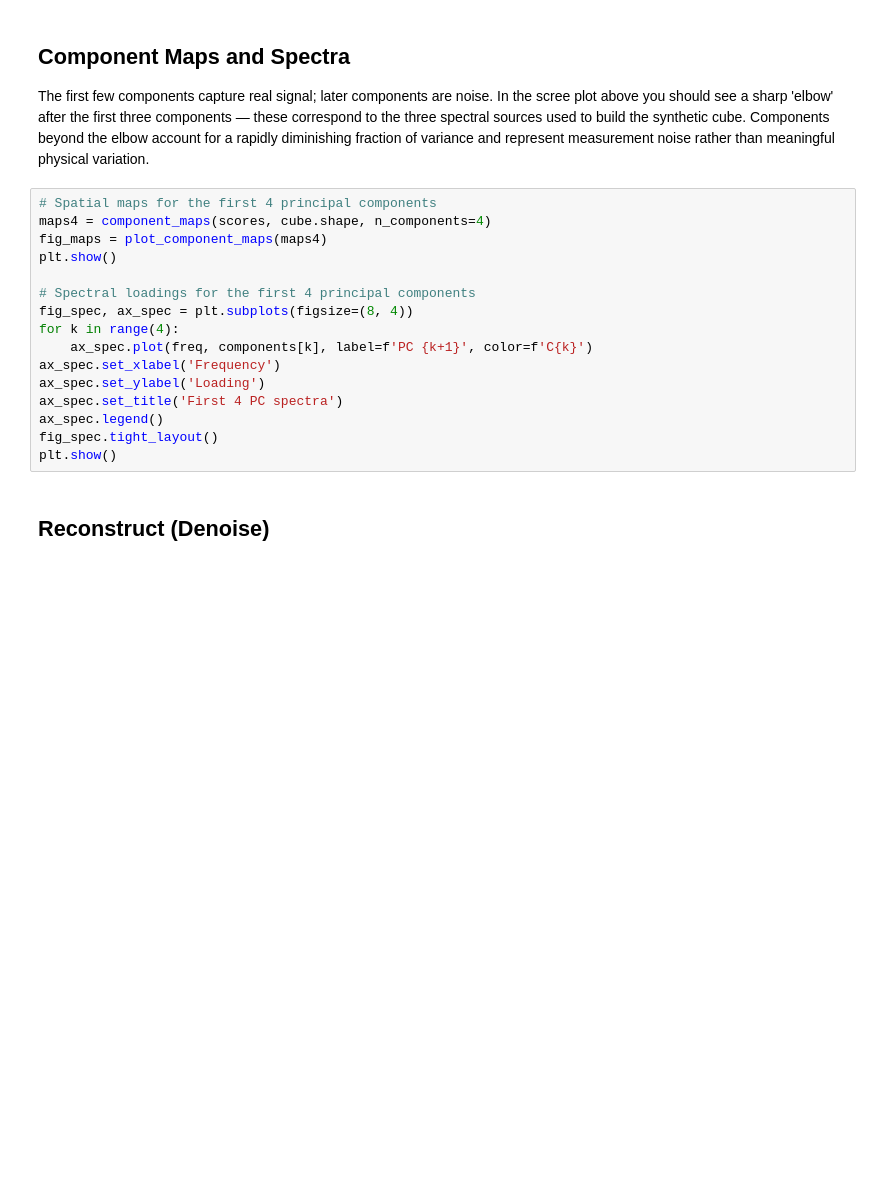
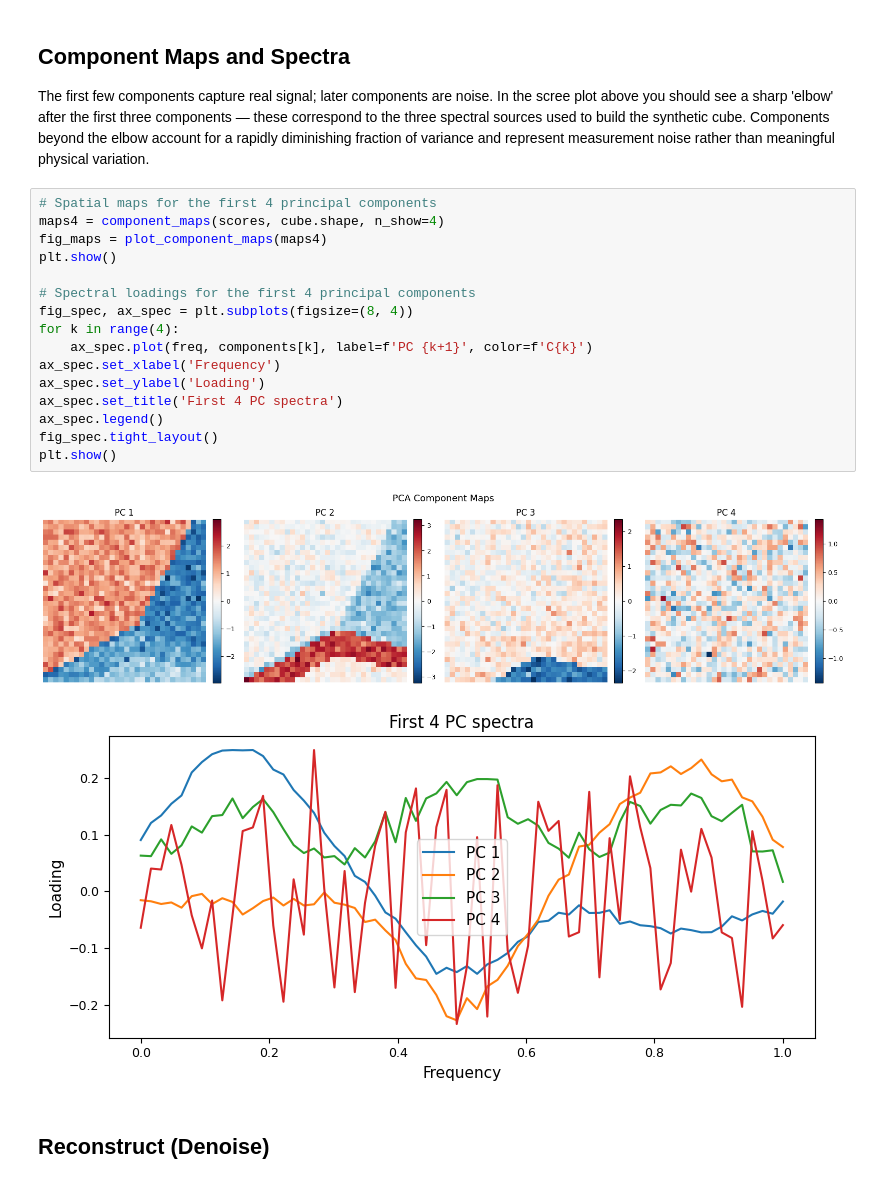
Before and after one commit to Liambcollins/RMS-AFM-SPM-Meeting-2026, a Jupyter notebook: notebooks/01_pca_denoising.ipynb, the cells around one changed output. Drawn from its saved outputs; the diff is of its cells as text; blank space fills up the shorter version.

```diff
--- a/notebooks/01_pca_denoising.ipynb
+++ b/notebooks/01_pca_denoising.ipynb
@@ -89,20 +108,23 @@ plt.show()
 The first few components capture real signal; later components are noise. In the scree plot above you should see a sharp 'elbow' after the first three components — these correspond to the three spectral sources used to build the synthetic cube. Components beyond the elbow account for a rapidly diminishing fraction of variance and represent measurement noise rather than meaningful physical variation.
 # %%
 # Spatial maps for the first 4 principal components
-maps4 = component_maps(scores, cube.shape, n_components=4)
+maps4 = component_maps(scores, cube.shape, n_show=4)
 fig_maps = plot_component_maps(maps4)
 plt.show()
 
 # Spectral loadings for the first 4 principal components
 fig_spec, ax_spec = plt.subplots(figsize=(8, 4))
 for k in range(4):
     ax_spec.plot(freq, components[k], label=f'PC {k+1}', color=f'C{k}')
 ax_spec.set_xlabel('Frequency')
 ax_spec.set_ylabel('Loading')
 ax_spec.set_title('First 4 PC spectra')
 ax_spec.legend()
 fig_spec.tight_layout()
 plt.show()
+# %% [output]
+[figure, added]
+[figure, added]
 # %% [markdown]
 ## Reconstruct (Denoise)
 # %%
```
Also changed, not shown: parts of 8 cells of this notebook, 48 other files.
